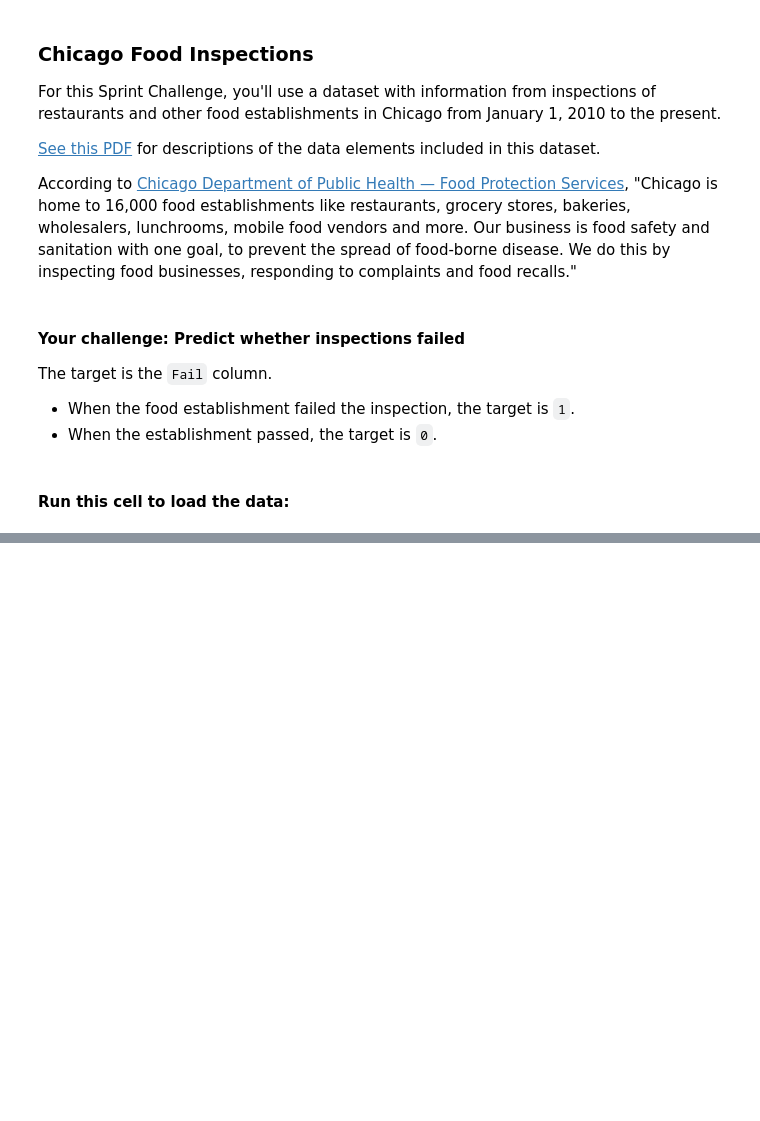
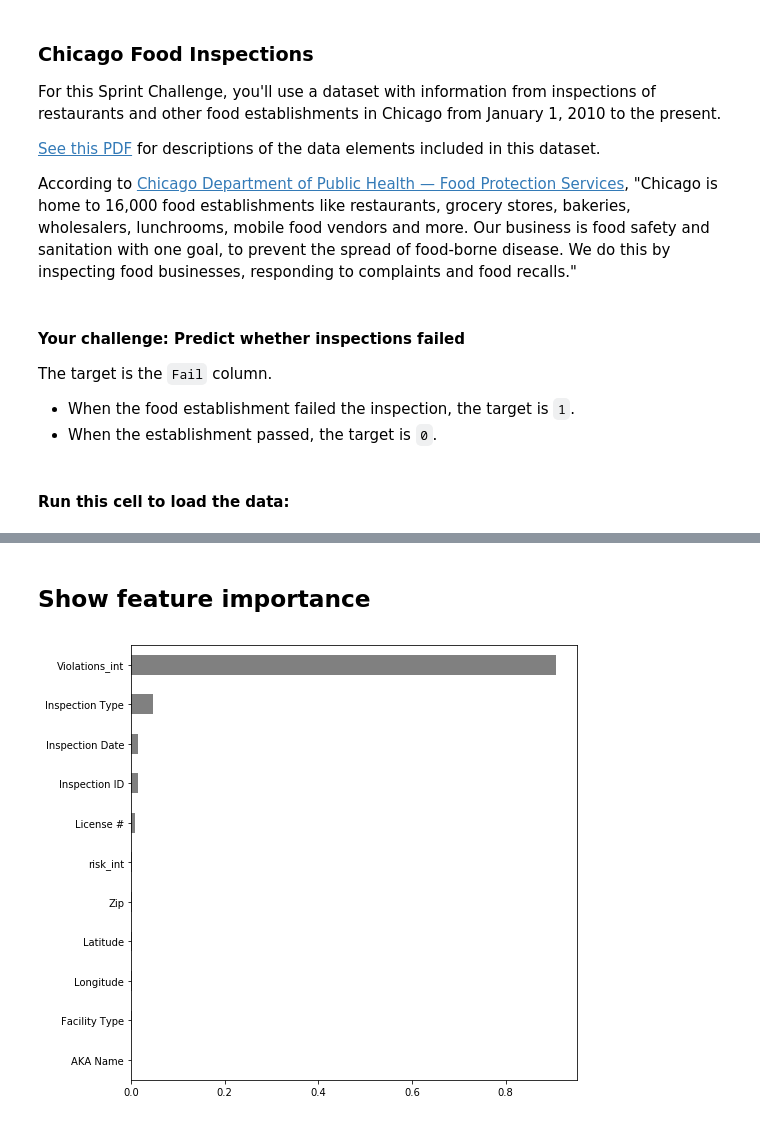
Before and after one commit to bloominstituteoftechnology/DS-Unit-4-Sprint-1-Tree-Ensembles, a Jupyter notebook: DS41SC.ipynb, the cells around one changed output, grey strips where cells are left out. Saved outputs shown, nothing was run; the diff lists cells and outputs as text; code cells hidden in the pictures; blank space fills up the shorter version.

```diff
--- a/DS41SC.ipynb
+++ b/DS41SC.ipynb
@@ -30,0 +249,3 @@ assert test.shape  == (17306, 17)
+# %%
+# all categorical columns can be filled with mode
+df_no_nans = df_select_cols.fillna(df_select_cols.mode().iloc[0])
@@ -54,0 +324,3 @@ _To earn a score of 3 for this part, make at least two of these visualization ty
+# %%
+df_X = df_no_nans[:-17306]
+df_X_test = df_no_nans[-17306:]
@@ -54,0 +380,4 @@ _To earn a score of 3 for this part, make at least two of these visualization ty
+# %%
+ pipe.fit(X, y)
+y_pred_proba = pipe.named_steps['randomforestclassifier'].oob_decision_function_[:, 1]
+print('ROC AUC, OOB:', roc_auc_score(y, y_pred_proba))
@@ -54,0 +422,13 @@ _To earn a score of 3 for this part, make at least two of these visualization ty
+# %%
+%%time
+from sklearn.ensemble import GradientBoostingClassifier
+from sklearn.metrics import roc_auc_score
+from sklearn.model_selection import train_test_split
+
+encoder = ce.OrdinalEncoder()
+X_train = encoder.fit_transform(X)
+X_test = encoder.transform(X_test)
+gb = GradientBoostingClassifier()
+gb.fit(X, y)
+y_pred_proba = gb.predict_proba(X_test)[:,1]
+print('Validation ROC AUC:', roc_auc_score(y_test, y_pred_proba))
@@ -54,0 +447,24 @@ _To earn a score of 3 for this part, make at least two of these visualization ty
+# %% [markdown]
+## Show feature importance
+# %%
+import matplotlib.pyplot as plt
+def show_feature_importance(
+pipe, X, y, estimator_name='randomforestclassifier',
+n=20, figsize=(8,8)):
+
+    #pipe must not change dimensions of X dataframe
+    pipe.fit(X,y)
+
+    importances = pd.Series(
+    pipe.named_steps[estimator_name].feature_importances_,
+    X.columns)
+
+    top_n = importances.sort_values(ascending=False)[:n]
+
+    plt.figure(figsize=figsize)
+    top_n.sort_values().plot.barh(color='grey')
+
+
+show_feature_importance(pipe, X, y)
+# %% [output]
+[figure, added]
```
Also changed, not shown: parts of 58 cells of this notebook.
